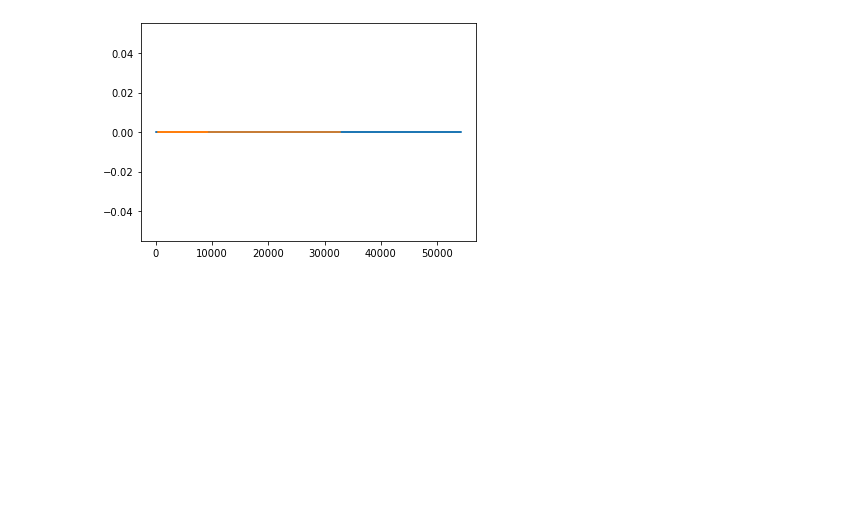
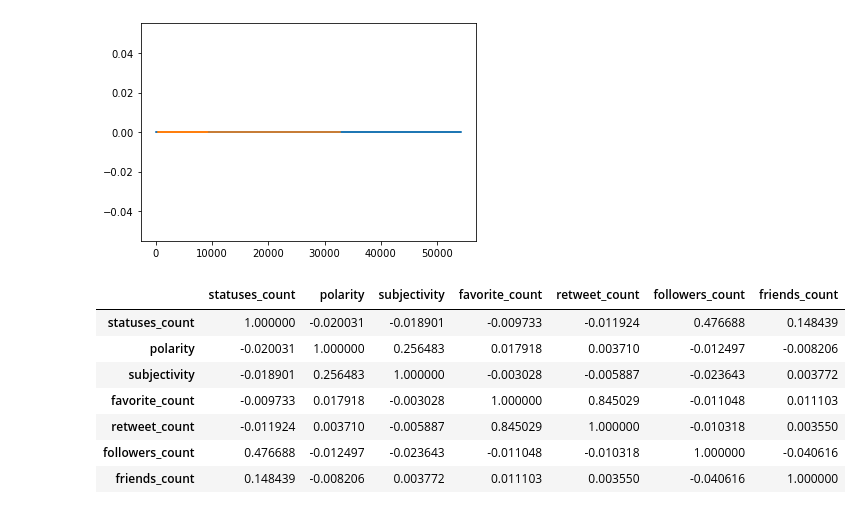
Before and after one commit to Ammon21/Twitter-Data-Analysis, a Jupyter notebook: Notebook/Twitter-Data-Exploration.ipynb, the cells around one changed output. Cells and saved outputs as stored; diff of their text form; code cells hidden in the pictures; blank space fills up the shorter version.

Commit message:
corelation maps

```diff
--- a/Notebook/Twitter-Data-Exploration.ipynb
+++ b/Notebook/Twitter-Data-Exploration.ipynb
@@ -348,0 +349,12 @@ I have realized that america has the most number of status count on this univari
+# %%
+corelation =  df.corr()
+corelation.style.background_gradient(cmap = "cool")
+# %% [output]
+|  | statuses_count | polarity | subjectivity | favorite_count | retweet_count | followers_count | friends_count |
+| statuses_count | 1.000000 | -0.020031 | -0.018901 | -0.009733 | -0.011924 | 0.476688 | 0.148439 |
+| polarity | -0.020031 | 1.000000 | 0.256483 | 0.017918 | 0.003710 | -0.012497 | -0.008206 |
+| subjectivity | -0.018901 | 0.256483 | 1.000000 | -0.003028 | -0.005887 | -0.023643 | 0.003772 |
+| favorite_count | -0.009733 | 0.017918 | -0.003028 | 1.000000 | 0.845029 | -0.011048 | 0.011103 |
+| retweet_count | -0.011924 | 0.003710 | -0.005887 | 0.845029 | 1.000000 | -0.010318 | 0.003550 |
+| followers_count | 0.476688 | -0.012497 | -0.023643 | -0.011048 | -0.010318 | 1.000000 | -0.040616 |
+| friends_count | 0.148439 | -0.008206 | 0.003772 | 0.011103 | 0.003550 | -0.040616 | 1.000000 |
```
Also changed, not shown: parts of 3 cells of this notebook.
